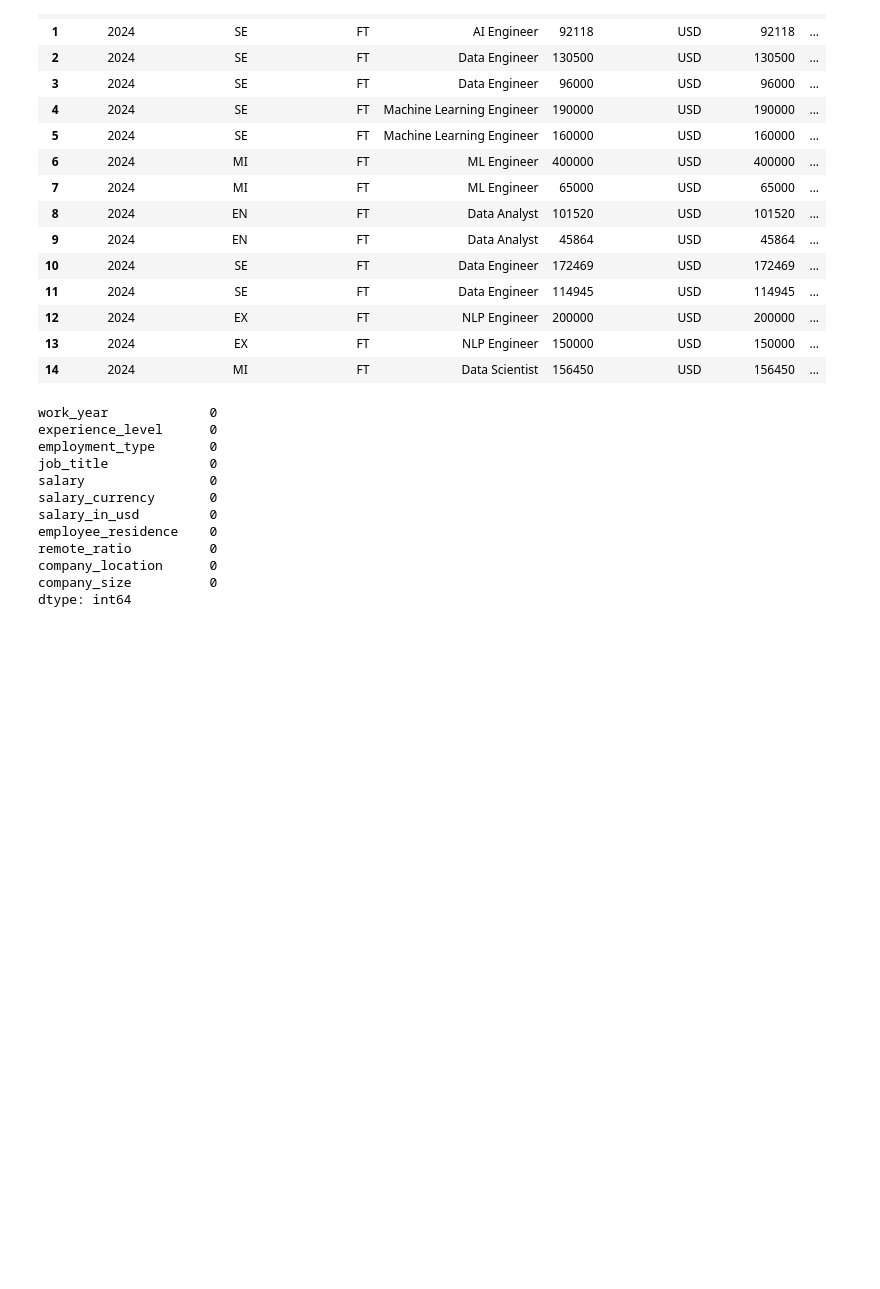
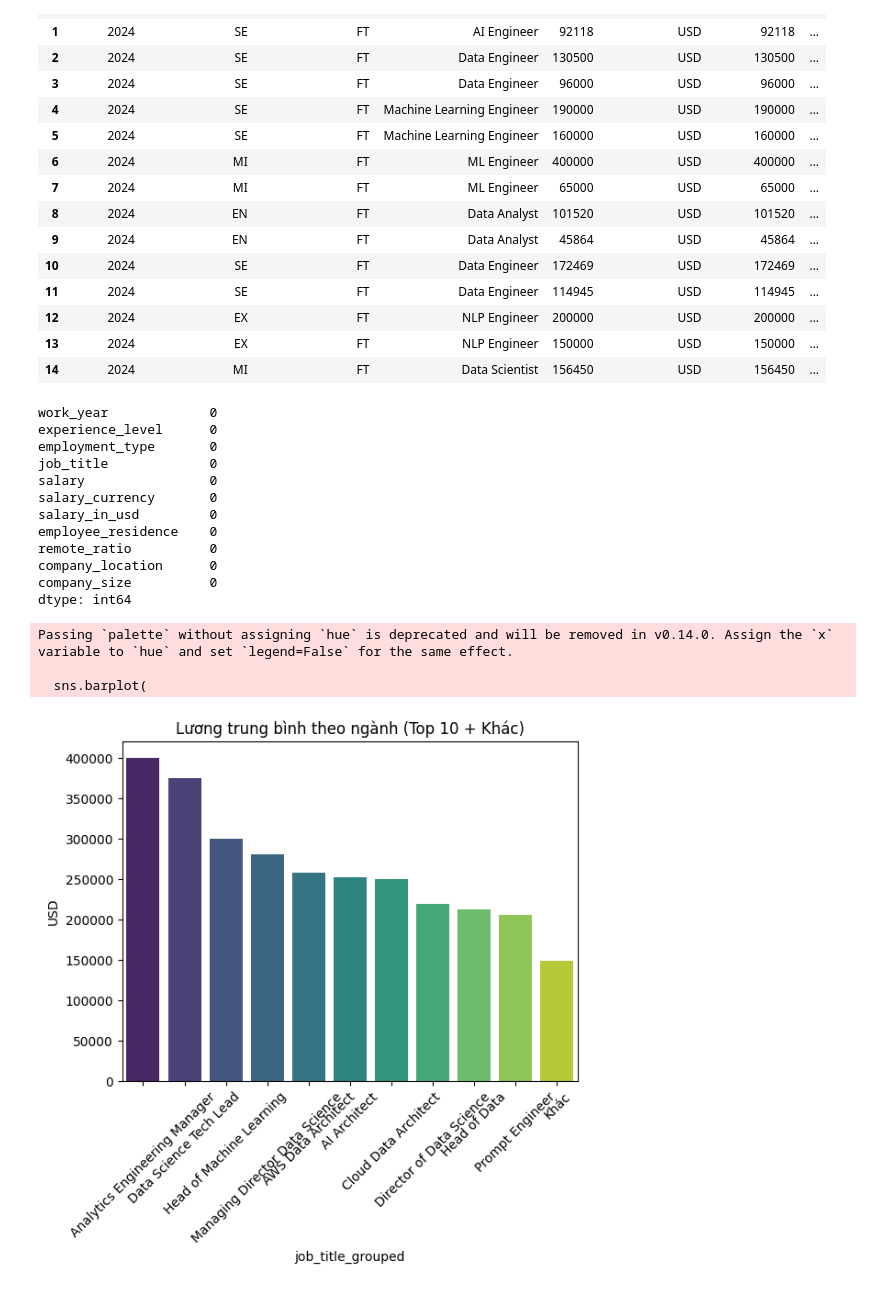
Before and after one commit to tuanduog/IT_Salary_Predict, a Jupyter notebook: notebook/show.ipynb, the cells around one changed output. Saved outputs shown, nothing was run; the diff lists cells and outputs as text; code cells hidden in the pictures; blank space fills up the shorter version.

```diff
--- a/notebook/show.ipynb
+++ b/notebook/show.ipynb
@@ -95 +96,27 @@ df_encoded = pd.concat([x_encoded, df_cleaned['salary_in_usd']], axis=1)
 X, y = select_features(df_encoded)
+# %%
+# Phân tích mô tả
+# Xác định top 10 ngành có lương trung bình cao nhất
+top_jobs = df.groupby('job_title')['salary_in_usd'].mean().sort_values(ascending=False).head(10).index
+
+# Tạo cột mới: nếu không thuộc top 10 thì gán là 'Khác'
+df['job_title_grouped'] = df['job_title'].apply(lambda x: x if x in top_jobs else 'Khác')
+
+# Tính lương trung bình theo nhóm ngành (bao gồm 'Khác')
+salary_by_group = df.groupby('job_title_grouped')['salary_in_usd'].mean().sort_values(ascending=False)
+
+sns.barplot(
+    x=salary_by_group.index,
+    y=salary_by_group.values,
+    palette='viridis'
+)
+plt.title('Lương trung bình theo ngành (Top 10 + Khác)')
+plt.ylabel('USD')
+plt.xticks(rotation=45)
+plt.show()
+# ...existing code...
+# %% [output]
+Passing `palette` without assigning `hue` is deprecated and will be removed in v0.14.0. Assign the `x` variable to `hue` and set `legend=False` for the same effect.
+
+  sns.barplot(
+[figure, added]
```
Also changed, not shown: parts of 7 cells of this notebook.
